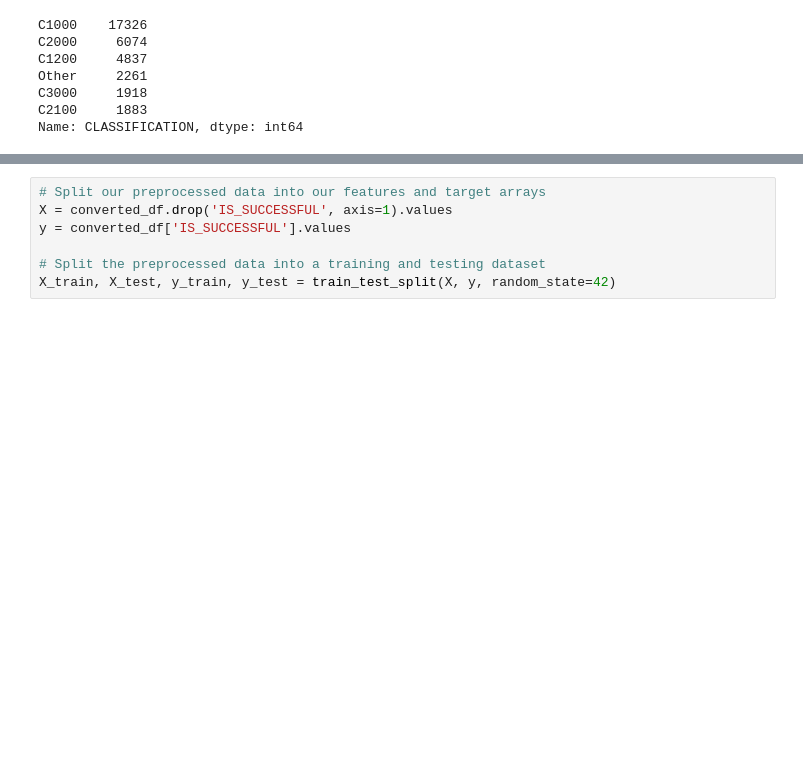
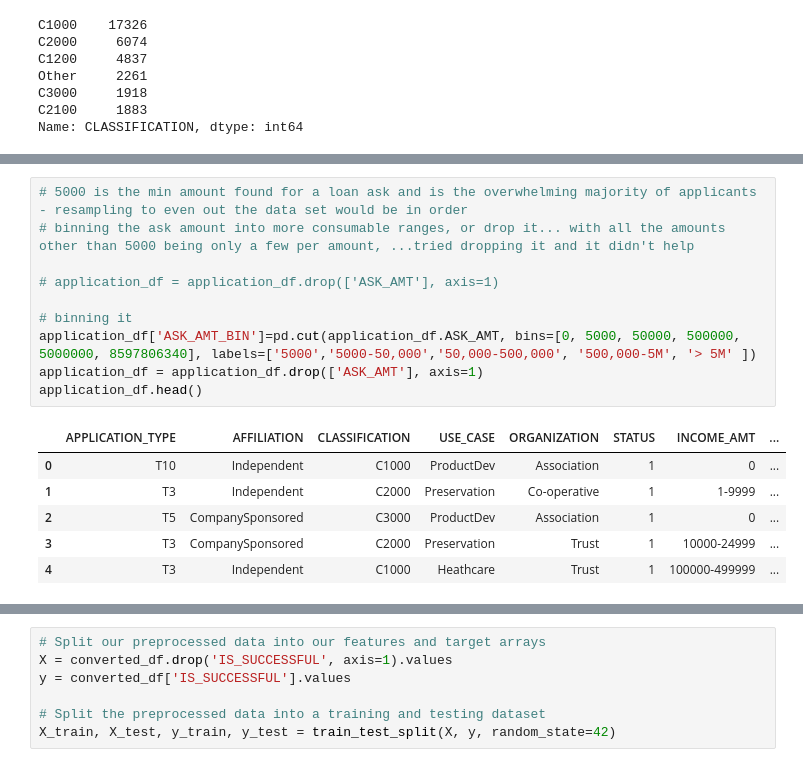
Before and after one commit to jrw99/Deep-Learning, a Jupyter notebook: AlphabetSoupCharity_Optimzation.ipynb, the cells around one changed output, grey strips where cells are left out. Drawn from its saved outputs; the diff is of its cells as text; blank space fills up the shorter version.

```diff
--- a/AlphabetSoupCharity_Optimzation.ipynb
+++ b/AlphabetSoupCharity_Optimzation.ipynb
@@ -184,0 +228,17 @@ Name: CLASSIFICATION, dtype: int64
+# %%
+# 5000 is the min amount found for a loan ask and is the overwhelming majority of applicants - resampling to even out the data set would be in order
+# binning the ask amount into more consumable ranges, or drop it... with all the amounts other than 5000 being only a few per amount, ...tried dropping it and it didn't help
+
+# application_df = application_df.drop(['ASK_AMT'], axis=1)
+
+# binning it
+application_df['ASK_AMT_BIN']=pd.cut(application_df.ASK_AMT, bins=[0, 5000, 50000, 500000, 5000000, 8597806340], labels=['5000','5000-50,000','50,000-500,000', '500,000-5M', '> 5M' ])
+application_df = application_df.drop(['ASK_AMT'], axis=1)
+application_df.head()
+# %% [output]
+|  | APPLICATION_TYPE | AFFILIATION | CLASSIFICATION | USE_CASE | ORGANIZATION | STATUS | INCOME_AMT | ... |
+| 0 | T10 | Independent | C1000 | ProductDev | Association | 1 | 0 | ... |
+| 1 | T3 | Independent | C2000 | Preservation | Co-operative | 1 | 1-9999 | ... |
+| 2 | T5 | CompanySponsored | C3000 | ProductDev | Association | 1 | 0 | ... |
+| 3 | T3 | CompanySponsored | C2000 | Preservation | Trust | 1 | 10000-24999 | ... |
+| 4 | T3 | Independent | C1000 | Heathcare | Trust | 1 | 100000-499999 | ... |
```
Also changed, not shown: parts of 34 cells of this notebook.
